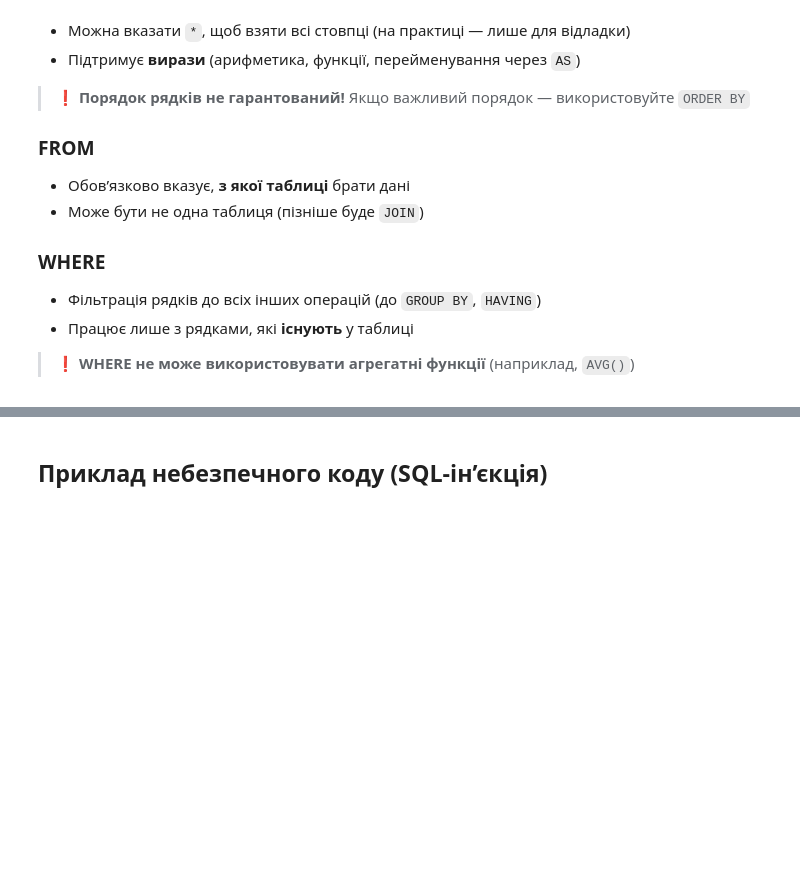
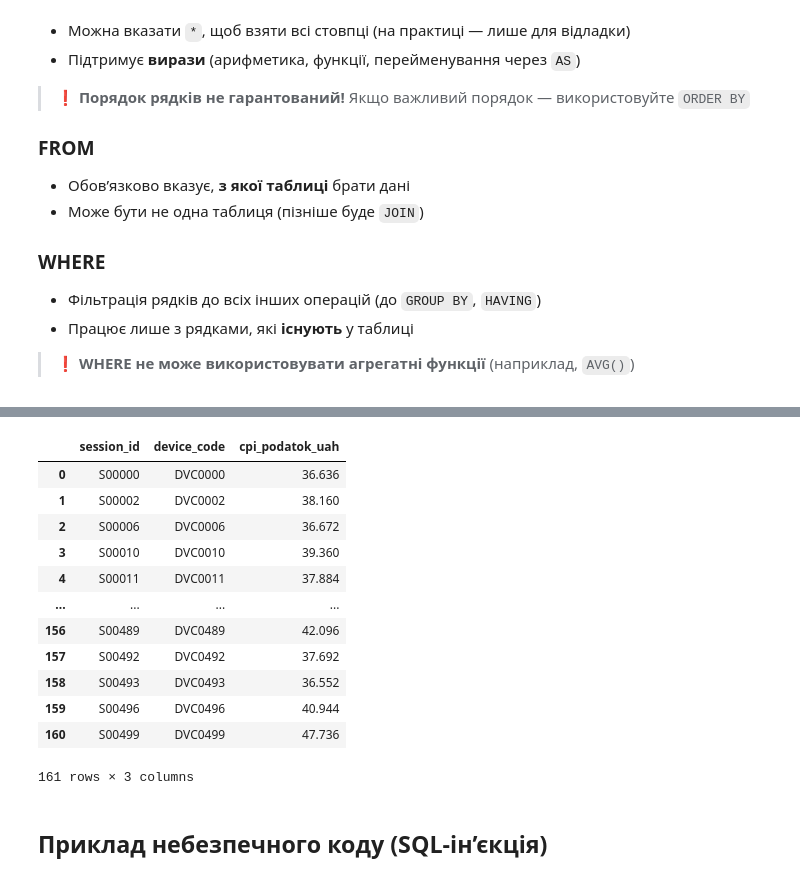
Before and after one commit to cpython-projects/python_da_17_03_26, a Jupyter notebook: lesson_23.ipynb, the cells around one changed output, grey strips where cells are left out. Saved outputs shown, nothing was run; the diff lists cells and outputs as text; code cells hidden in the pictures; blank space fills up the shorter version.

```diff
--- a/lesson_23.ipynb
+++ b/lesson_23.ipynb
@@ -146,3 +231,26 @@ WHERE [які рядки відфільтрувати]
+# %%
+query = """
+SELECT session_id, device_code, cpi_uah * 1.2 AS cpi_podatok_uah
+FROM app_sessions
+WHERE cpi_uah > 30
+"""
+
+df = pd.read_sql(query, engine)
+df
+# %% [output]
+|  | session_id | device_code | cpi_podatok_uah |
+| 0 | S00000 | DVC0000 | 36.636 |
+| 1 | S00002 | DVC0002 | 38.160 |
+| 2 | S00006 | DVC0006 | 36.672 |
+| 3 | S00010 | DVC0010 | 39.360 |
+| 4 | S00011 | DVC0011 | 37.884 |
+| ... | ... | ... | ... |
+| 156 | S00489 | DVC0489 | 42.096 |
+| 157 | S00492 | DVC0492 | 37.692 |
+| 158 | S00493 | DVC0493 | 36.552 |
+| 159 | S00496 | DVC0496 | 40.944 |
+| 160 | S00499 | DVC0499 | 47.736 |
+161 rows × 3 columns
 # %% [markdown]
 ## Приклад небезпечного коду (SQL-ін’єкція)
 # %% [markdown]
```
Also changed, not shown: parts of 20 cells of this notebook.
